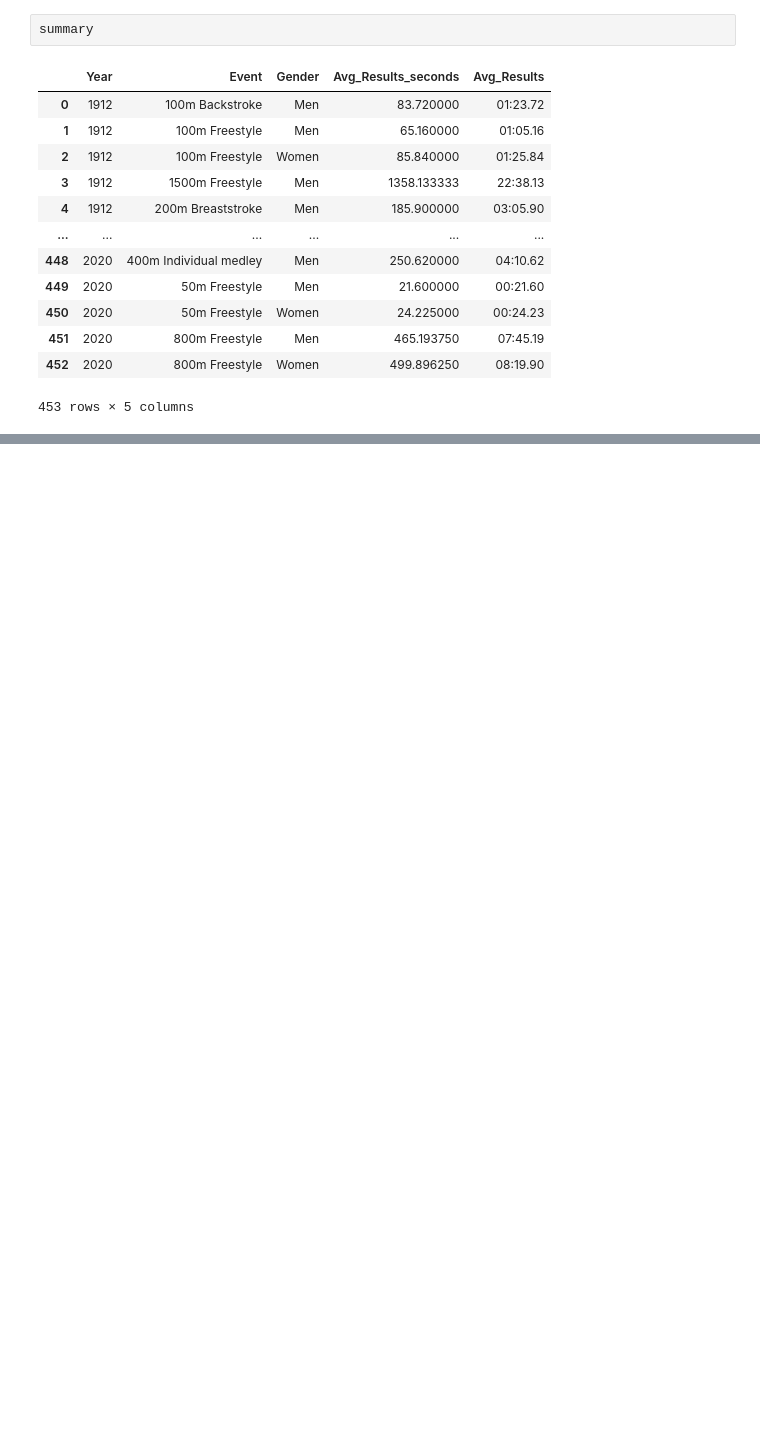
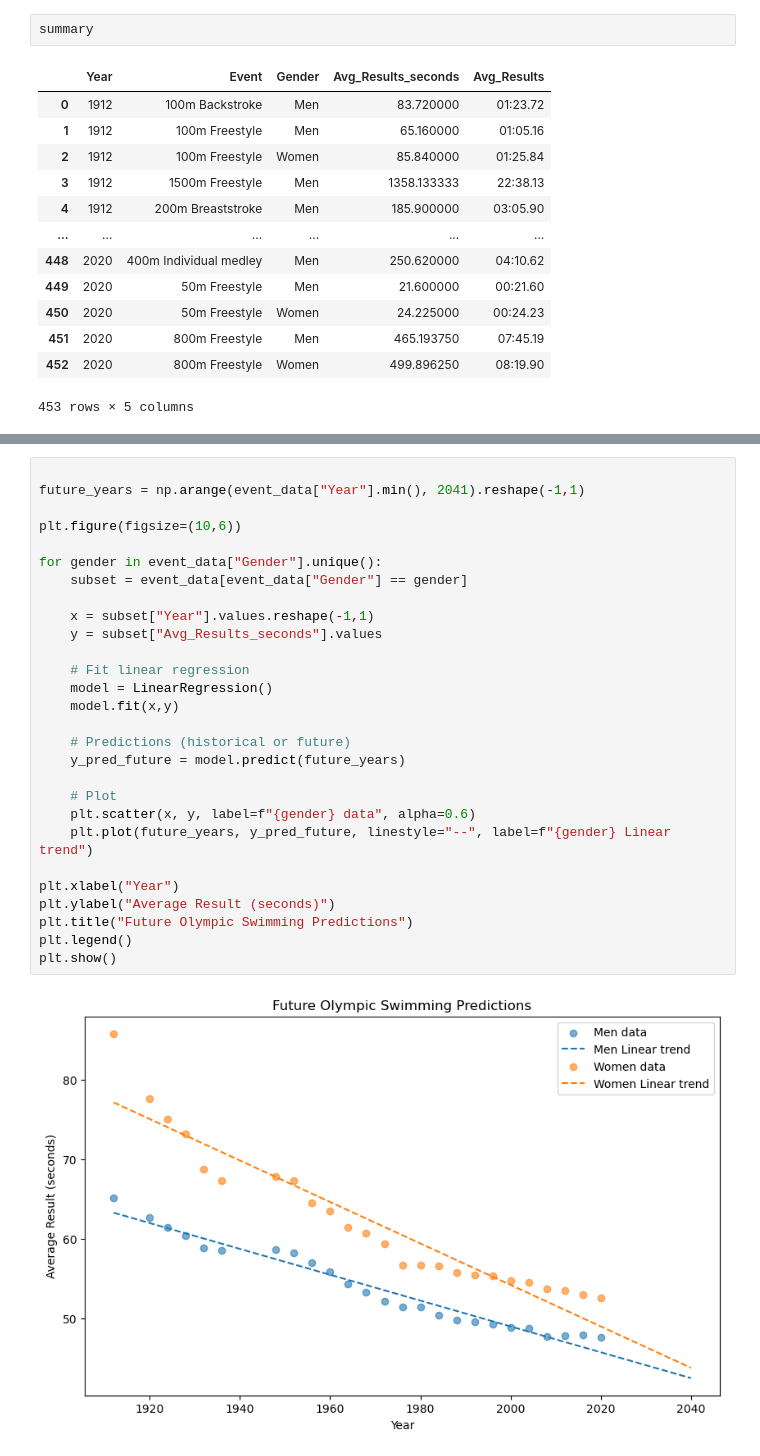
Before and after one commit to wllamjp/olympic-swimming, a Jupyter notebook: notebooks/analysis.ipynb, the cells around one changed output, grey strips where cells are left out. Drawn from its saved outputs; the diff is of its cells as text; blank space fills up the shorter version.

```diff
--- a/notebooks/analysis.ipynb
+++ b/notebooks/analysis.ipynb
@@ -233,0 +269,30 @@ for gender in event_data["Gender"].unique():
+# %%
+
+future_years = np.arange(event_data["Year"].min(), 2041).reshape(-1,1)
+
+plt.figure(figsize=(10,6))
+
+for gender in event_data["Gender"].unique():
+    subset = event_data[event_data["Gender"] == gender]
+
+    x = subset["Year"].values.reshape(-1,1)
+    y = subset["Avg_Results_seconds"].values
+
+    # Fit linear regression
+    model = LinearRegression()
+    model.fit(x,y)
+
+    # Predictions (historical or future)
+    y_pred_future = model.predict(future_years)
+
+    # Plot
+    plt.scatter(x, y, label=f"{gender} data", alpha=0.6)
+    plt.plot(future_years, y_pred_future, linestyle="--", label=f"{gender} Linear trend")
+
+plt.xlabel("Year")
+plt.ylabel("Average Result (seconds)")
+plt.title("Future Olympic Swimming Predictions")
+plt.legend()
+plt.show()
+# %% [output]
+[figure, added]
```
Also changed, not shown: parts of 5 cells of this notebook.
